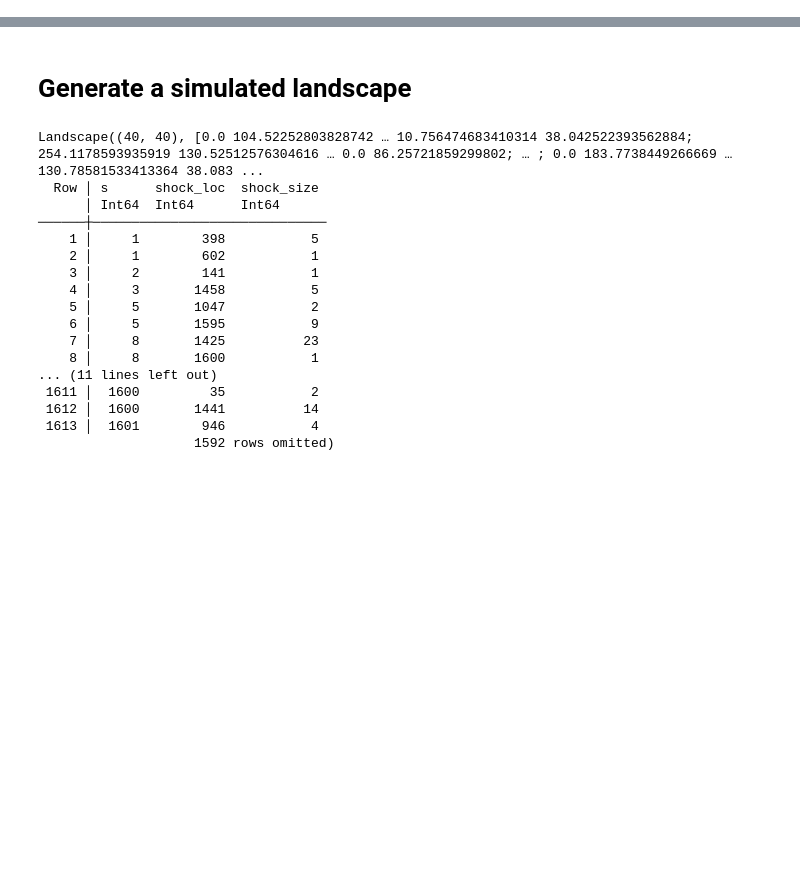
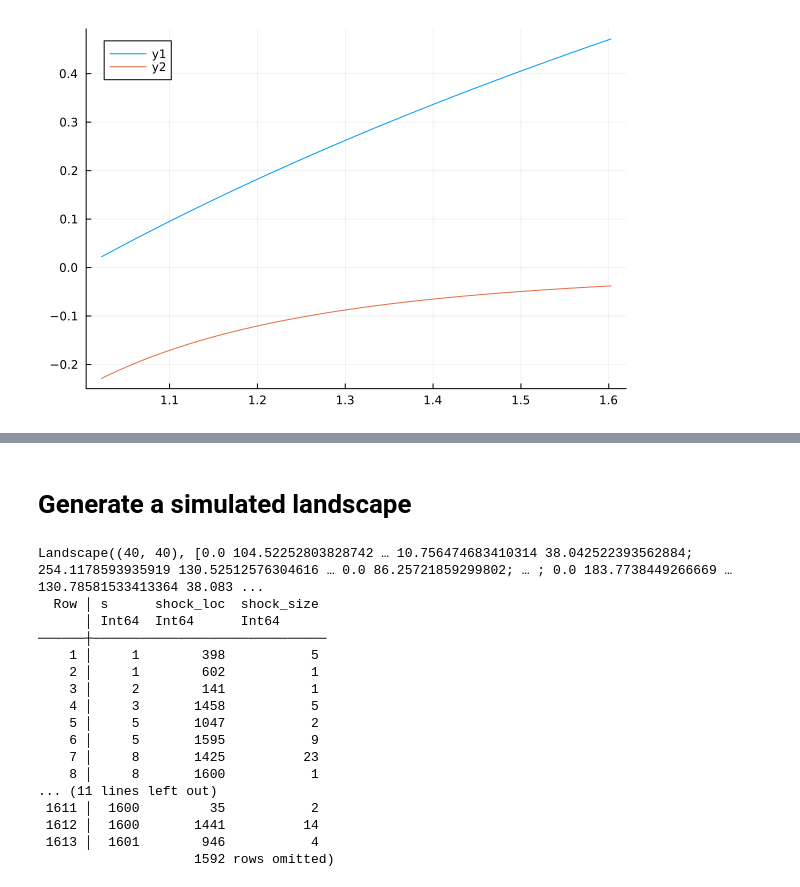
Before and after one commit to frankiecho/lds-mc, a Jupyter notebook: code/simulations/view-results.ipynb, the cells around one changed output, grey strips where cells are left out. Saved outputs shown, nothing was run; the diff lists cells and outputs as text; code cells hidden in the pictures; blank space fills up the shorter version.

```diff
--- a/code/simulations/view-results.ipynb
+++ b/code/simulations/view-results.ipynb
@@ -18,0 +82,7 @@ fcn_save_results (generic function with 1 method)
+# %%
+x = minimum(res.ef.ev.returns ./ w0):0.01:maximum(res.ef.ev.returns ./ w0)
+plot(x, CRRA(x))
+plot!(x, CRRA(x, 5))
+#plot!(x, CRRA(x, 15))
+# %% [output]
+[figure, added]
```
Also changed, not shown: parts of 24 cells of this notebook, 11 other files.
